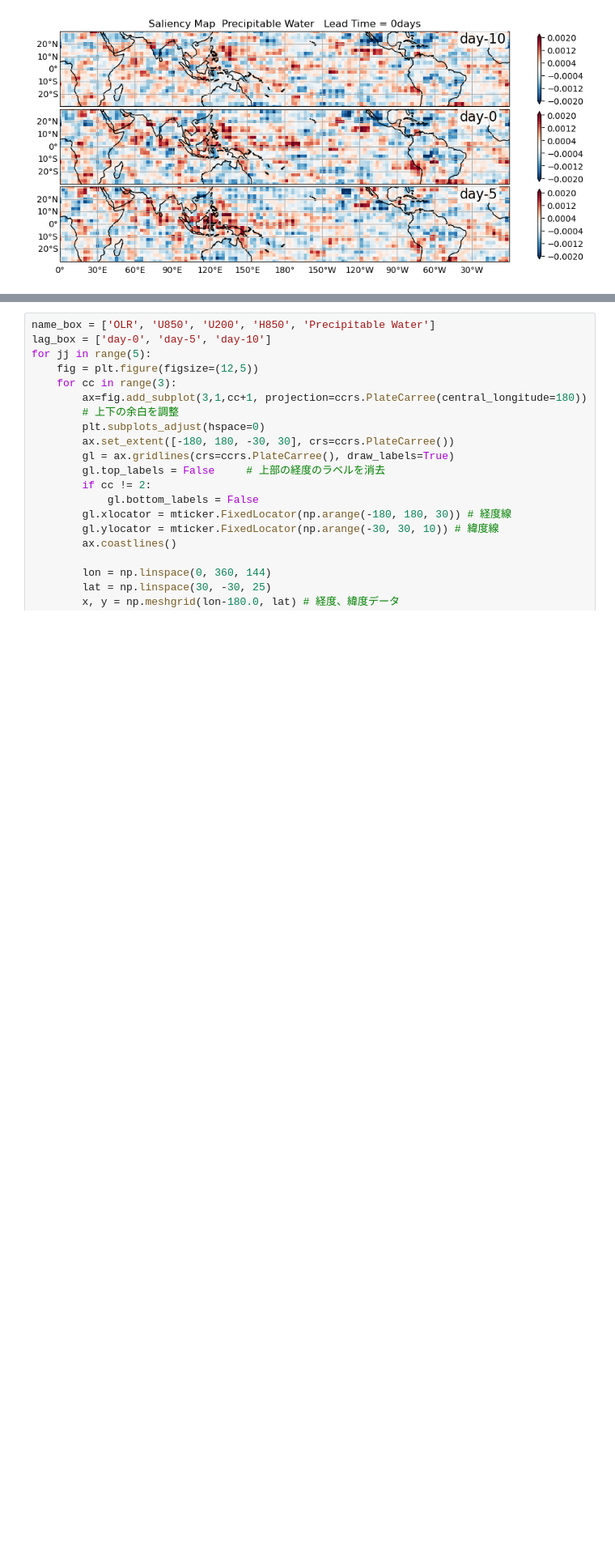
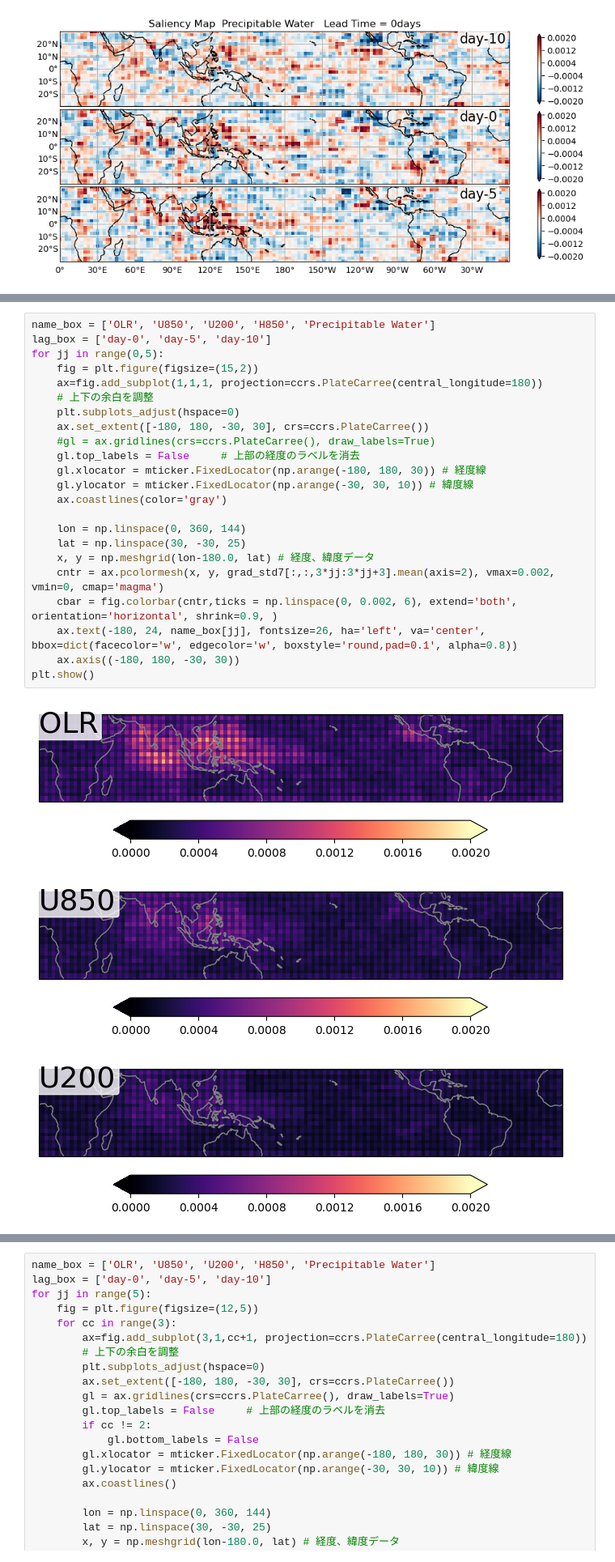
Before and after one commit to Yuumae1/machine_learning, a Jupyter notebook: notebook/saliency_map.ipynb, the cells around one changed output, grey strips where cells are left out. Shown at 81% size. Cells and saved outputs as stored; diff of their text form; blank space fills up the shorter version.

```diff
--- a/notebook/saliency_map.ipynb
+++ b/notebook/saliency_map.ipynb
@@ -95,0 +102,27 @@ for jj in range(5):
+# %%
+name_box = ['OLR', 'U850', 'U200', 'H850', 'Precipitable Water']
+lag_box = ['day-0', 'day-5', 'day-10']
+for jj in range(0,5):
+    fig = plt.figure(figsize=(15,2))
+    ax=fig.add_subplot(1,1,1, projection=ccrs.PlateCarree(central_longitude=180))
+    # 上下の余白を調整
+    plt.subplots_adjust(hspace=0)
+    ax.set_extent([-180, 180, -30, 30], crs=ccrs.PlateCarree())
+    #gl = ax.gridlines(crs=ccrs.PlateCarree(), draw_labels=True)
+    gl.top_labels = False     # 上部の経度のラベルを消去
+    gl.xlocator = mticker.FixedLocator(np.arange(-180, 180, 30)) # 経度線
+    gl.ylocator = mticker.FixedLocator(np.arange(-30, 30, 10)) # 緯度線
+    ax.coastlines(color='gray')
+
+    lon = np.linspace(0, 360, 144)
+    lat = np.linspace(30, -30, 25)
+    x, y = np.meshgrid(lon-180.0, lat) # 経度、緯度データ
+    cntr = ax.pcolormesh(x, y, grad_std7[:,:,3*jj:3*jj+3].mean(axis=2), vmax=0.002, vmin=0, cmap='magma')
+    cbar = fig.colorbar(cntr,ticks = np.linspace(0, 0.002, 6), extend='both', orientation='horizontal', shrink=0.9, )
+    ax.text(-180, 24, name_box[jj], fontsize=26, ha='left', va='center', bbox=dict(facecolor='w', edgecolor='w', boxstyle='round,pad=0.1', alpha=0.8))
+    ax.axis((-180, 180, -30, 30))
+plt.show()
+# %% [output]
+[figure, added]
+[figure, added]
+[figure, added]
```
Also changed, not shown: parts of 6 cells of this notebook, 1 other file.
